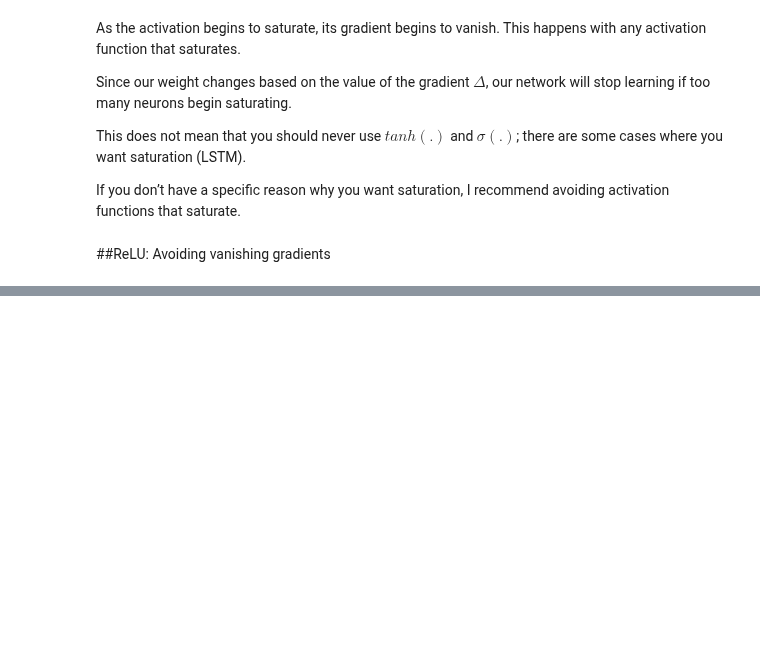
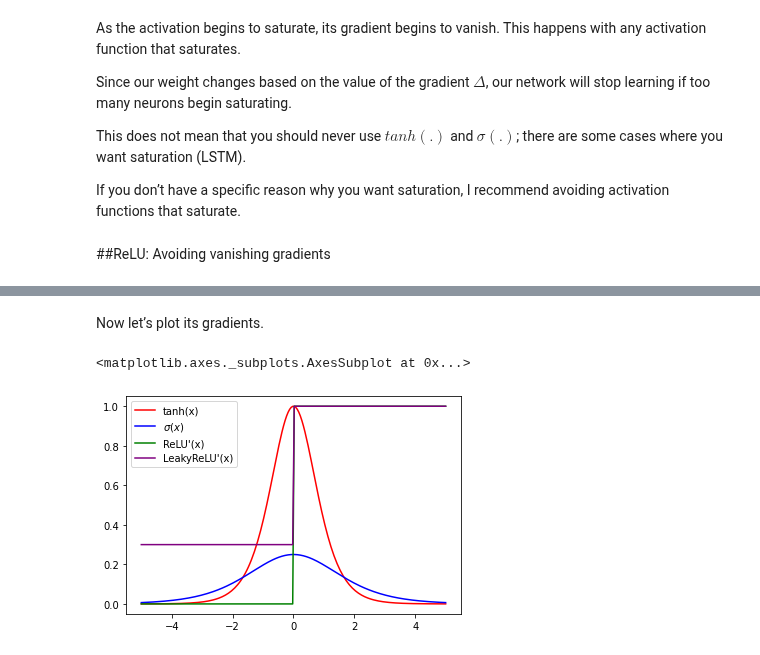
Before and after one commit to rahiakela/deep-learning-research-and-practice, a Jupyter notebook: inside-deep-learing/06-common-design-building-blocks/01_better_activation_functions.ipynb, the cells around one changed output, grey strips where cells are left out. Cells and saved outputs as stored; diff of their text form; code cells hidden in the pictures; blank space fills up the shorter version.

```diff
--- a/inside-deep-learing/06-common-design-building-blocks/01_better_activation_functions.ipynb
+++ b/inside-deep-learing/06-common-design-building-blocks/01_better_activation_functions.ipynb
@@ -227,0 +283,13 @@ avoiding activation functions that saturate.
+# %% [markdown]
+Now let’s plot its gradients.
+# %%
+relu_deriv = 1.0 * (activation_input > 0)
+leaky_deriv = 1.0 * (activation_input > 0) + 0.3 * (activation_input <= 0)
+
+sns.lineplot(x=activation_input, y=tanh_deriv, color="red", label="tanh(x)")
+sns.lineplot(x=activation_input, y=sigmoid_deriv, color="blue", label="$\sigma(x)$")
+sns.lineplot(x=activation_input, y=relu_deriv, color="green", label="ReLU'(x)")
+sns.lineplot(x=activation_input, y=leaky_deriv, color="purple", label="LeakyReLU'(x)")
+# %% [output]
+<matplotlib.axes._subplots.AxesSubplot at 0x...>
+[figure, added]
```
Also changed, not shown: parts of 4 cells of this notebook.
